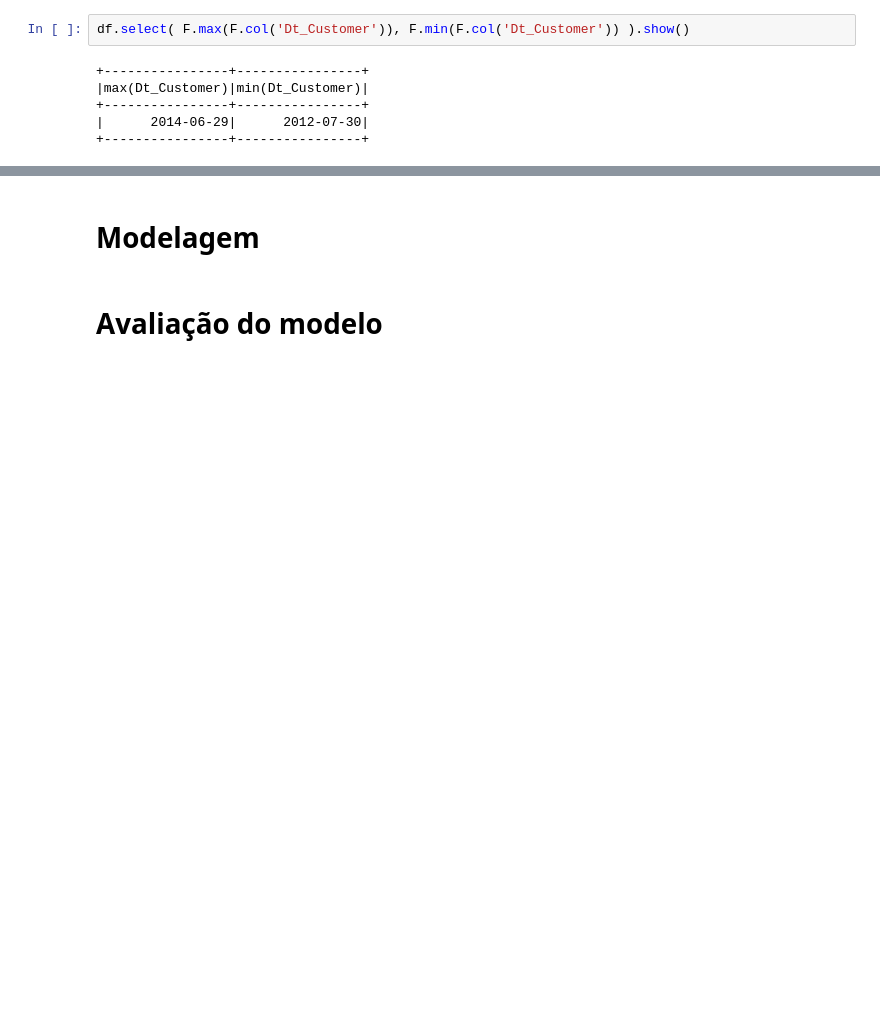
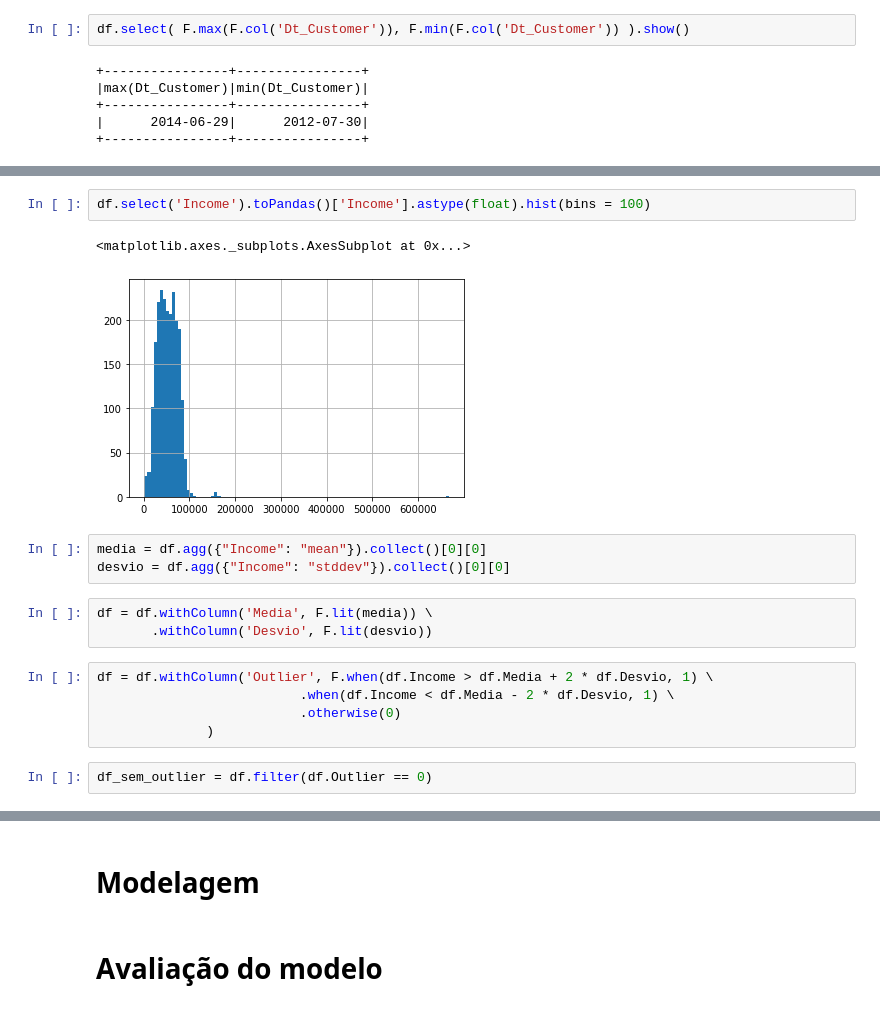
Before and after one commit to joaoflauzino/cafe_c_codigo_01, a Jupyter notebook: cafe_c_codigo_01.ipynb, the cells around one changed output, grey strips where cells are left out. Drawn from its saved outputs; the diff is of its cells as text; blank space fills up the shorter version.

```diff
--- a/cafe_c_codigo_01.ipynb
+++ b/cafe_c_codigo_01.ipynb
@@ -296,0 +335,18 @@ df_age_company = df.select('Target', 'Age_Company').toPandas()
+# %%
+df.select('Income').toPandas()['Income'].astype(float).hist(bins = 100)
+# %% [output]
+<matplotlib.axes._subplots.AxesSubplot at 0x...>
+[figure, added]
+# %%
+media = df.agg({"Income": "mean"}).collect()[0][0]
+desvio = df.agg({"Income": "stddev"}).collect()[0][0]
+# %%
+df = df.withColumn('Media', F.lit(media)) \
+       .withColumn('Desvio', F.lit(desvio))
+# %%
+df = df.withColumn('Outlier', F.when(df.Income > df.Media + 2 * df.Desvio, 1) \
+                          .when(df.Income < df.Media - 2 * df.Desvio, 1) \
+                          .otherwise(0)
+              )
+# %%
+df_sem_outlier = df.filter(df.Outlier == 0)
```
Also changed, not shown: parts of 22 cells of this notebook.
